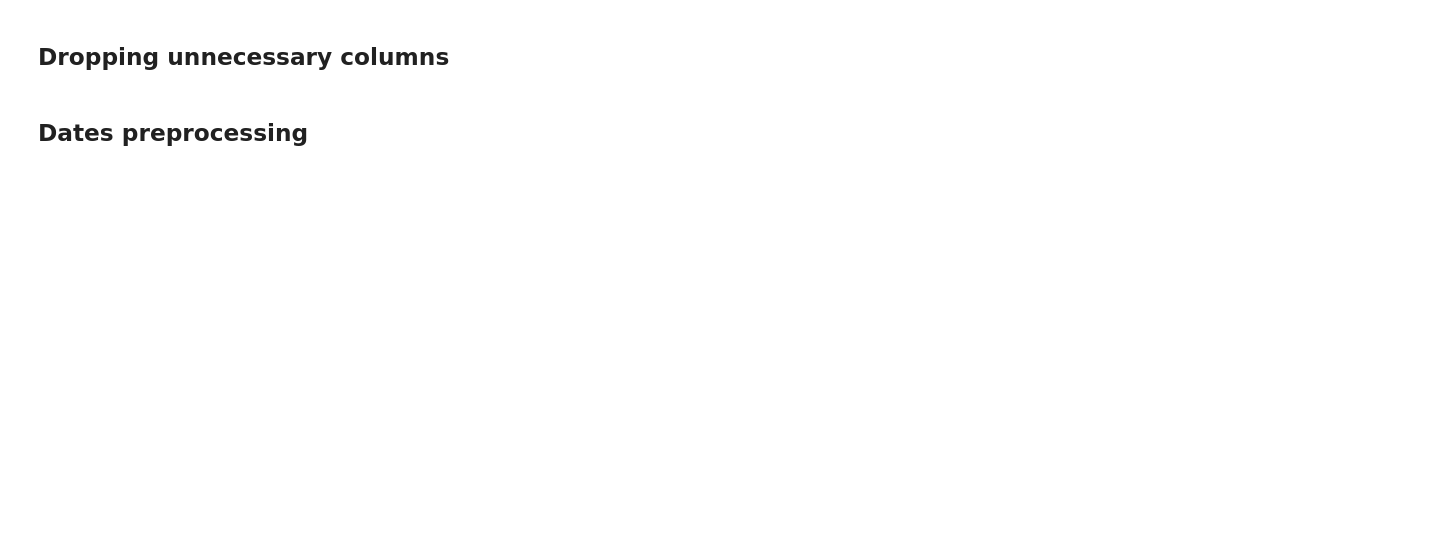
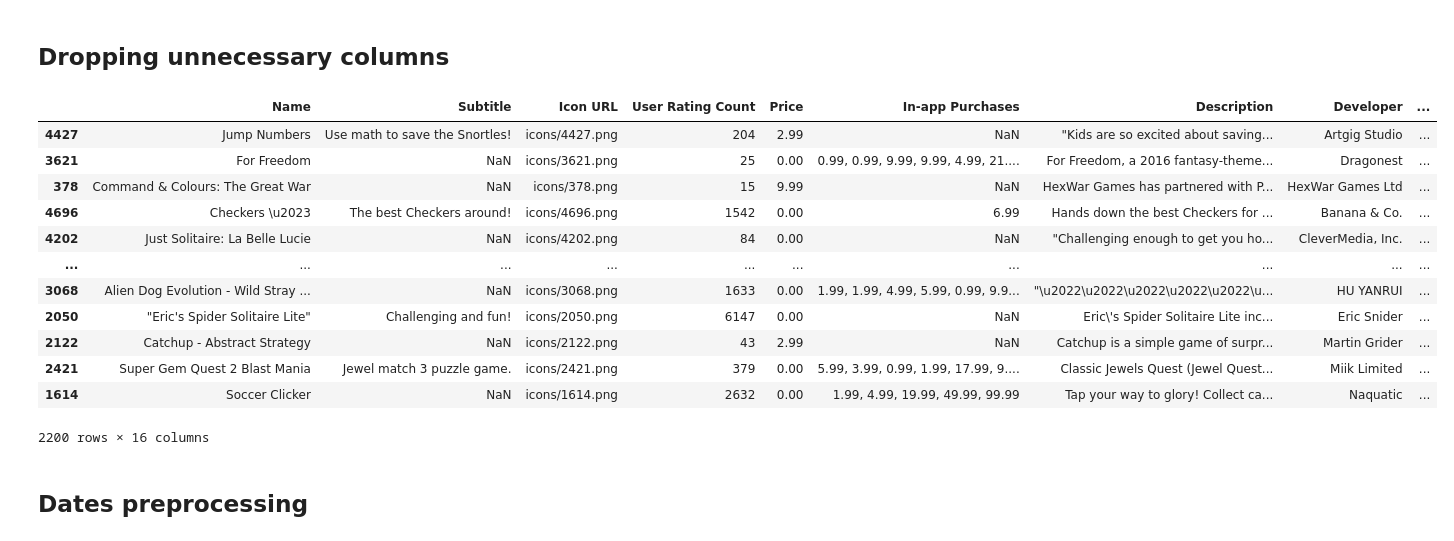
Before and after one commit to yusufnasserdev/games-rating-model, a Jupyter notebook: Phase1/preprocessing.ipynb, the cells around one changed output. Cells and saved outputs as stored; diff of their text form; code cells hidden in the pictures; blank space fills up the shorter version.

```diff
--- a/Phase1/preprocessing.ipynb
+++ b/Phase1/preprocessing.ipynb
@@ -67,3 +78,19 @@ df.drop(['Primary Genre', 'ID', 'URL'], axis=1, inplace=True)
+# %%
+df
+# %% [output]
+|  | Name | Subtitle | Icon URL | User Rating Count | Price | In-app Purchases | Description | Developer | ... |
+| 4427 | Jump Numbers | Use math to save the Snortles! | icons/4427.png | 204 | 2.99 | NaN | "Kids are so excited about saving... | Artgig Studio | ... |
+| 3621 | For Freedom | NaN | icons/3621.png | 25 | 0.00 | 0.99, 0.99, 9.99, 9.99, 4.99, 21.... | For Freedom, a 2016 fantasy-theme... | Dragonest | ... |
+| 378 | Command & Colours: The Great War | NaN | icons/378.png | 15 | 9.99 | NaN | HexWar Games has partnered with P... | HexWar Games Ltd | ... |
+| 4696 | Checkers \u2023 | The best Checkers around! | icons/4696.png | 1542 | 0.00 | 6.99 | Hands down the best Checkers for ... | Banana & Co. | ... |
+| 4202 | Just Solitaire: La Belle Lucie | NaN | icons/4202.png | 84 | 0.00 | NaN | "Challenging enough to get you ho... | CleverMedia, Inc. | ... |
+| ... | ... | ... | ... | ... | ... | ... | ... | ... | ... |
+| 3068 | Alien Dog Evolution - Wild Stray ... | NaN | icons/3068.png | 1633 | 0.00 | 1.99, 1.99, 4.99, 5.99, 0.99, 9.9... | "\u2022\u2022\u2022\u2022\u2022\u... | HU YANRUI | ... |
+| 2050 | "Eric's Spider Solitaire Lite" | Challenging and fun! | icons/2050.png | 6147 | 0.00 | NaN | Eric\'s Spider Solitaire Lite inc... | Eric Snider | ... |
+| 2122 | Catchup - Abstract Strategy | NaN | icons/2122.png | 43 | 2.99 | NaN | Catchup is a simple game of surpr... | Martin Grider | ... |
+| 2421 | Super Gem Quest 2 Blast Mania | Jewel match 3 puzzle game. | icons/2421.png | 379 | 0.00 | 5.99, 3.99, 0.99, 1.99, 17.99, 9.... | Classic Jewels Quest (Jewel Quest... | Miik Limited | ... |
+| 1614 | Soccer Clicker | NaN | icons/1614.png | 2632 | 0.00 | 1.99, 4.99, 19.99, 49.99, 99.99 | Tap your way to glory! Collect ca... | Naquatic | ... |
+2200 rows × 16 columns
 # %% [markdown]
 ## Dates preprocessing
 # %%
```
Also changed, not shown: parts of 20 cells of this notebook, 23 other files.
